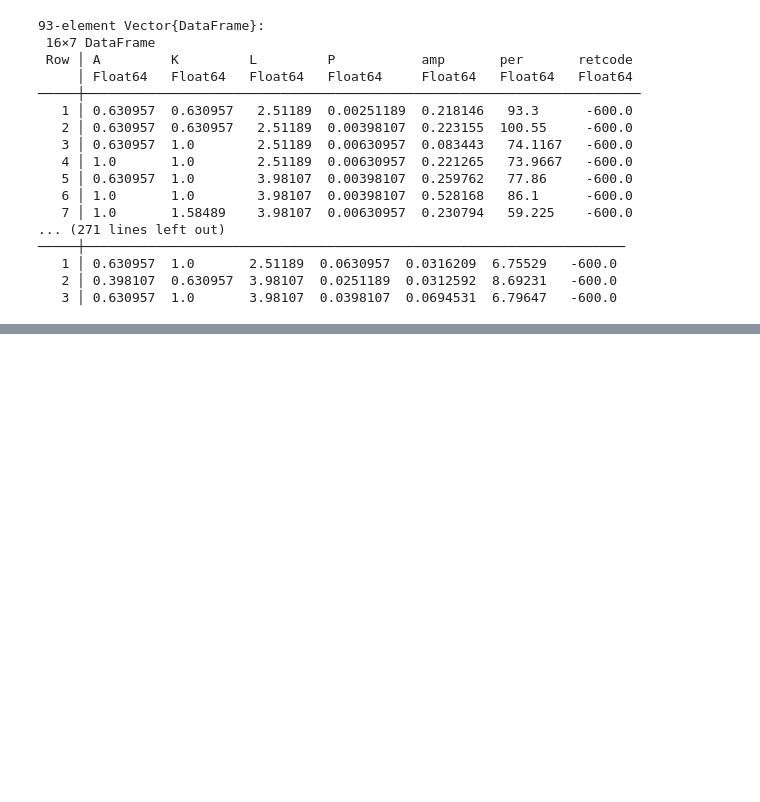
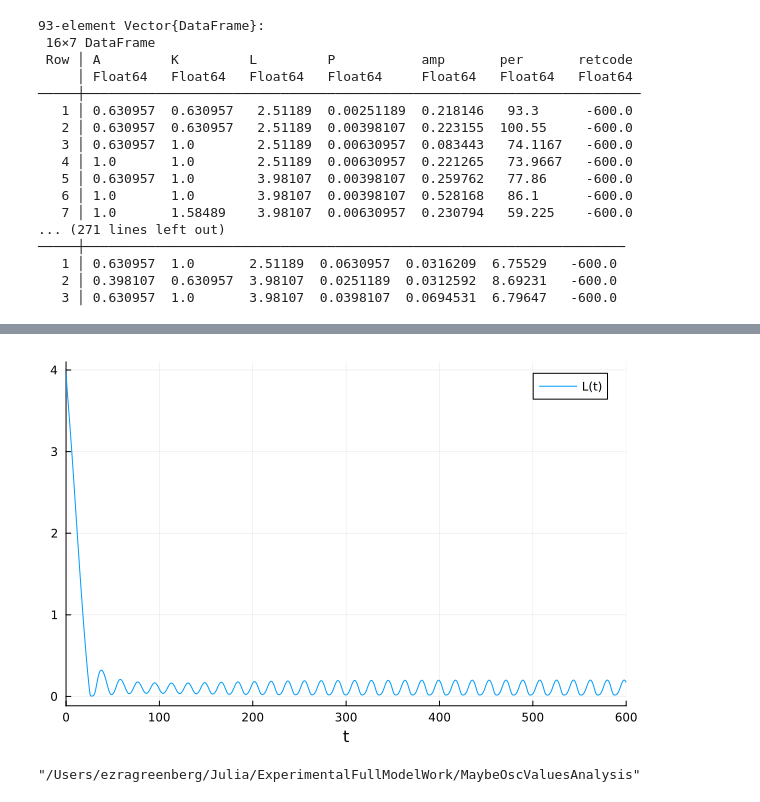
Before and after one commit to egreenberg7/Julia, a Jupyter notebook: ExperimentalFullModelWork/MaybeOscWork.ipynb, the cells around one changed output, grey strips where cells are left out. Saved outputs shown, nothing was run; the diff lists cells and outputs as text; code cells hidden in the pictures; blank space fills up the shorter version.

```diff
--- a/ExperimentalFullModelWork/MaybeOscWork.ipynb
+++ b/ExperimentalFullModelWork/MaybeOscWork.ipynb
@@ -146,0 +185,11 @@ df[df[:,:oscFound] .> 2, :]
+# %%
+cd("/Users/ezragreenberg/Julia/ExperimentalFullModelWork/MaybeOscValuesAnalysis/MaybeOsc14/OscSolutions")
+function entryToSol(df, row, p; tspan = shortSpan)
+    currow = df[row,:]
+    u0[1] = currow[:L]
+    u0[2] = currow[:K]
+    u0[3] = currow[:P]
+    u0[4] = currow[:A]
+    return solve(remake(prob, u0=u0, tspan=(0.0, tspan), p=p), Rodas4(), abstol=1e-8, reltol=1e-12, saveat=0.1, save_idxs=1, maxiters=200 * tspan, verbose=false, callback=TerminateSteadyState(1e-8, 1e-12))
+end
+df = DataFrame(CSV.File("OscSolutions.csv"))
@@ -146,0 +210,9 @@ df[df[:,:oscFound] .> 2, :]
+# %%
+plot(entryToSol(df, 6, potentialPs[14, :]; tspan = 600))
+# %% [output]
+[figure, added]
+# %%
+cd("/Users/ezragreenberg/Julia/ExperimentalFullModelWork/MaybeOscValuesAnalysis/")
+pwd()
+# %% [output]
+"/Users/ezragreenberg/Julia/ExperimentalFullModelWork/MaybeOscValuesAnalysis"
```
Also changed, not shown: parts of 12 cells of this notebook, 1 other file.
